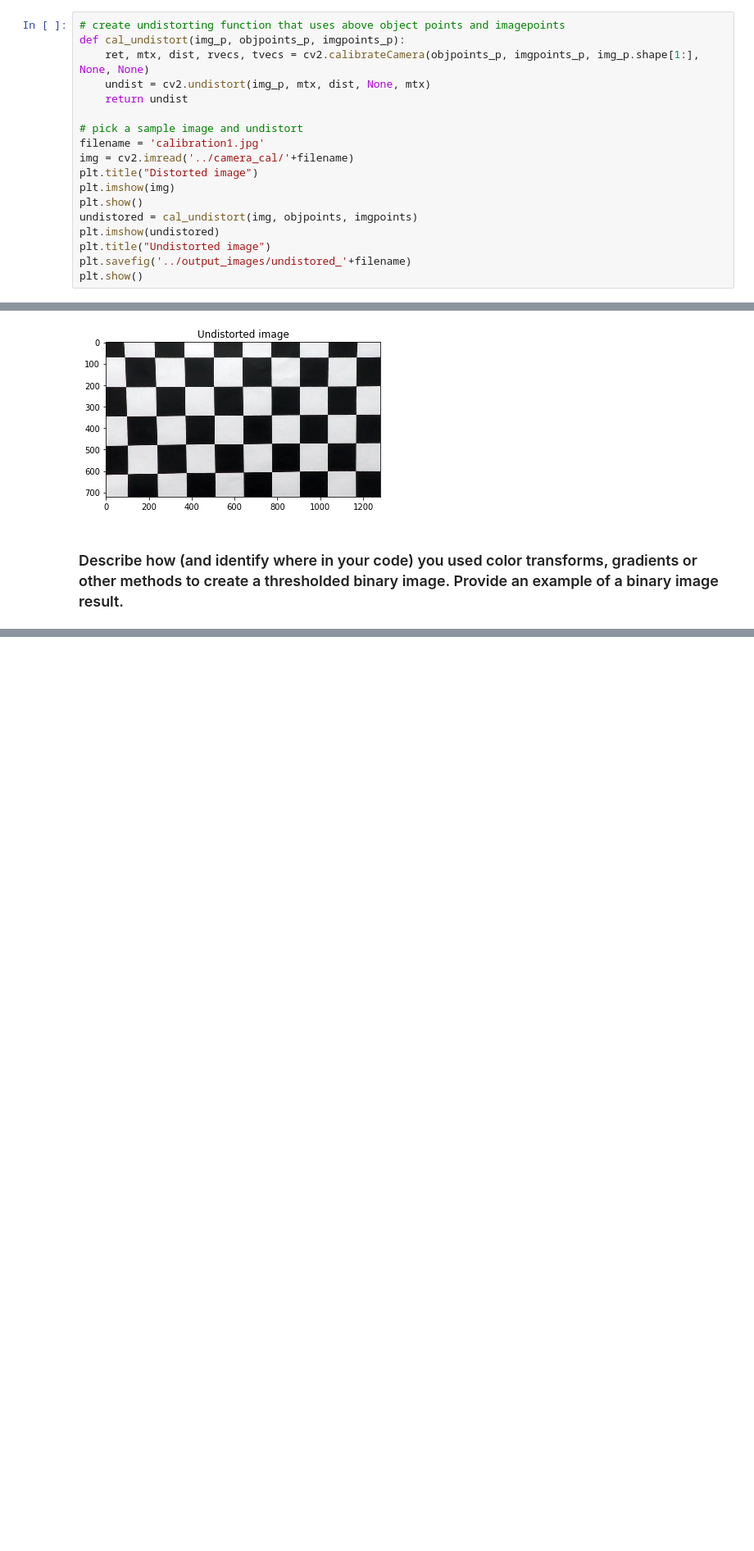
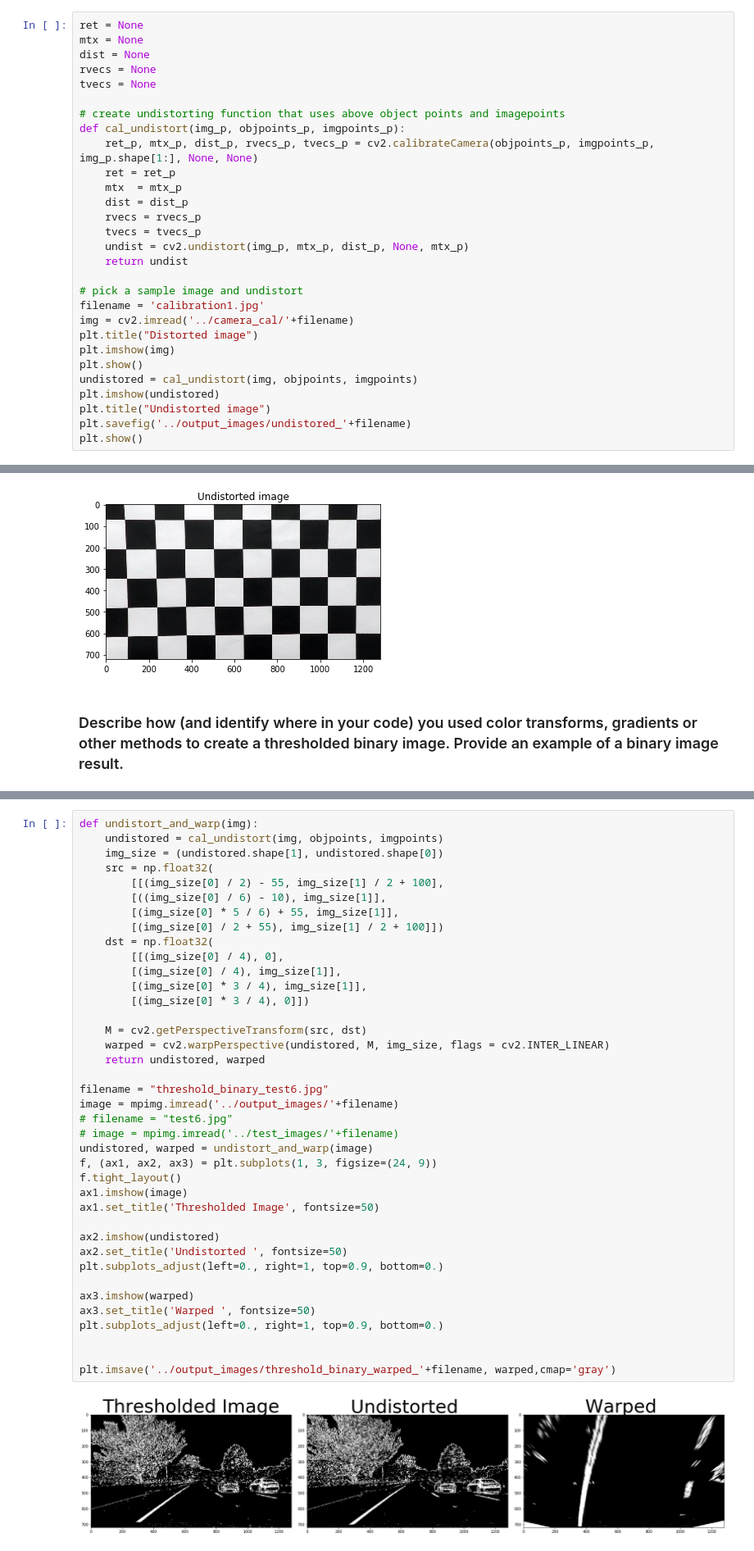
Before and after one commit to kalyanavvaru/selfdrivingcar-2-advanced-lane-finding, a Jupyter notebook: examples/project2.ipynb, the cells around one changed output, grey strips where cells are left out. Shown at 82% size. Drawn from its saved outputs; the diff is of its cells as text; blank space fills up the shorter version.

```diff
--- a/examples/project2.ipynb
+++ b/examples/project2.ipynb
@@ -73,10 +73,21 @@ for fname in images:
 # %% [markdown]
 ### Provide an example of a distortion-corrected image.
 # %%
+ret = None
+mtx = None
+dist = None
+rvecs = None
+tvecs = None
+
 # create undistorting function that uses above object points and imagepoints
 def cal_undistort(img_p, objpoints_p, imgpoints_p):
-    ret, mtx, dist, rvecs, tvecs = cv2.calibrateCamera(objpoints_p, imgpoints_p, img_p.shape[1:], None, None)
-    undist = cv2.undistort(img_p, mtx, dist, None, mtx)
+    ret_p, mtx_p, dist_p, rvecs_p, tvecs_p = cv2.calibrateCamera(objpoints_p, imgpoints_p, img_p.shape[1:], None, None)
+    ret = ret_p
+    mtx  = mtx_p
+    dist = dist_p
+    rvecs = rvecs_p
+    tvecs = tvecs_p
+    undist = cv2.undistort(img_p, mtx_p, dist_p, None, mtx_p)
     return undist
 
 # pick a sample image and undistort
@@ -159,0 +174,41 @@ ax3.imshow(combined_binary, cmap='gray')
+# %%
+def undistort_and_warp(img):
+    undistored = cal_undistort(img, objpoints, imgpoints)
+    img_size = (undistored.shape[1], undistored.shape[0])
+    src = np.float32(
+        [[(img_size[0] / 2) - 55, img_size[1] / 2 + 100],
+        [((img_size[0] / 6) - 10), img_size[1]],
+        [(img_size[0] * 5 / 6) + 55, img_size[1]],
+        [(img_size[0] / 2 + 55), img_size[1] / 2 + 100]])
+    dst = np.float32(
+        [[(img_size[0] / 4), 0],
+        [(img_size[0] / 4), img_size[1]],
+        [(img_size[0] * 3 / 4), img_size[1]],
+        [(img_size[0] * 3 / 4), 0]])
+
+    M = cv2.getPerspectiveTransform(src, dst)
+    warped = cv2.warpPerspective(undistored, M, img_size, flags = cv2.INTER_LINEAR)
+    return undistored, warped
+
+filename = "threshold_binary_test6.jpg"
+image = mpimg.imread('../output_images/'+filename)
+# filename = "test6.jpg"
+# image = mpimg.imread('../test_images/'+filename)
+undistored, warped = undistort_and_warp(image)
+f, (ax1, ax2, ax3) = plt.subplots(1, 3, figsize=(24, 9))
+f.tight_layout()
+ax1.imshow(image)
+ax1.set_title('Thresholded Image', fontsize=50)
+
+ax2.imshow(undistored)
+ax2.set_title('Undistorted ', fontsize=50)
+plt.subplots_adjust(left=0., right=1, top=0.9, bottom=0.)
+
+ax3.imshow(warped)
+ax3.set_title('Warped ', fontsize=50)
+plt.subplots_adjust(left=0., right=1, top=0.9, bottom=0.)
+
+
+plt.imsave('../output_images/threshold_binary_warped_'+filename, warped,cmap='gray')
+# %% [output]
+[figure, added]
```
Also changed, not shown: parts of 4 cells of this notebook, 1 other file.
